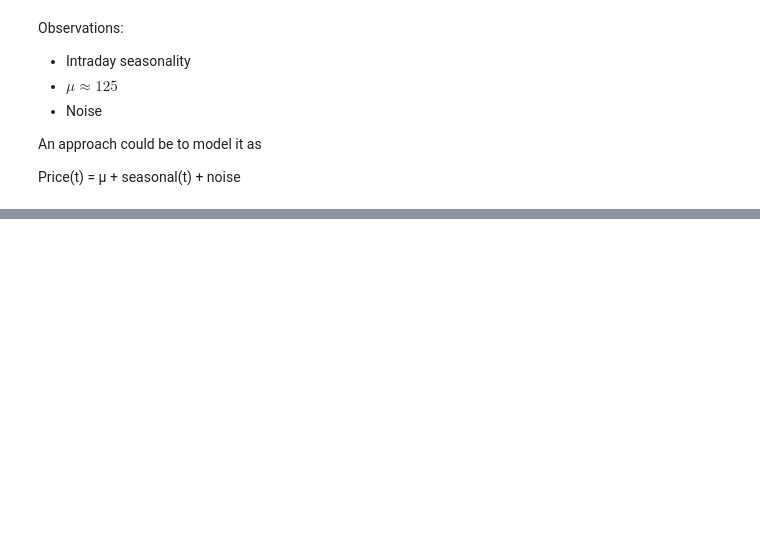
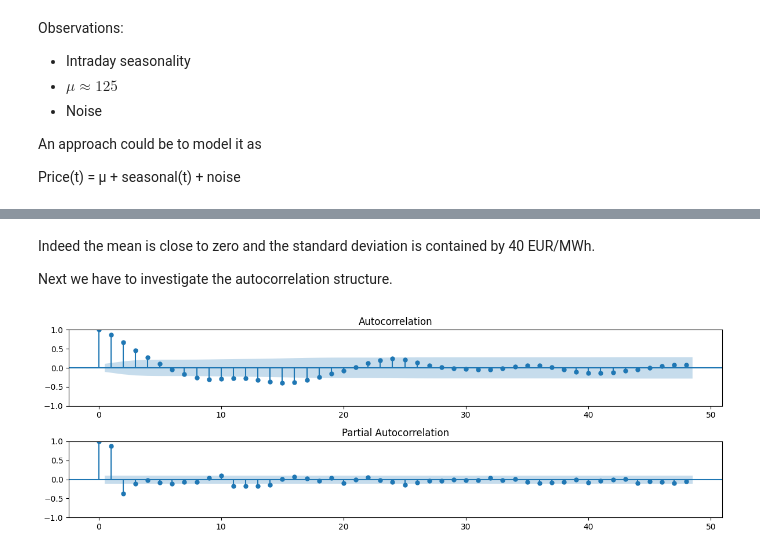
Before and after one commit to ddoebel/option-pricing, a Jupyter notebook: electricity_price_predictor/src/data_analysis/analyze_data.ipynb, the cells around one changed output, grey strips where cells are left out. Cells and saved outputs as stored; diff of their text form; code cells hidden in the pictures; blank space fills up the shorter version.

```diff
--- a/electricity_price_predictor/src/data_analysis/analyze_data.ipynb
+++ b/electricity_price_predictor/src/data_analysis/analyze_data.ipynb
@@ -170,0 +285,14 @@ res.plot()
+# %% [markdown]
+Indeed the mean is close to zero and the standard deviation is contained by 40 EUR/MWh.
+
+Next we have to investigate the autocorrelation structure.
+# %%
+from statsmodels.graphics.tsaplots import plot_acf, plot_pacf
+
+fig, ax = plt.subplots(2,1, figsize = (12,4))
+plot_acf(resid, lags = 48, ax = ax[0])
+plot_pacf(resid, lags = 48, ax = ax[1], method = "ywm")
+plt.tight_layout()
+plt.show()
+# %% [output]
+[figure, added]
```
Also changed, not shown: parts of 17 cells of this notebook, 2 other files.
